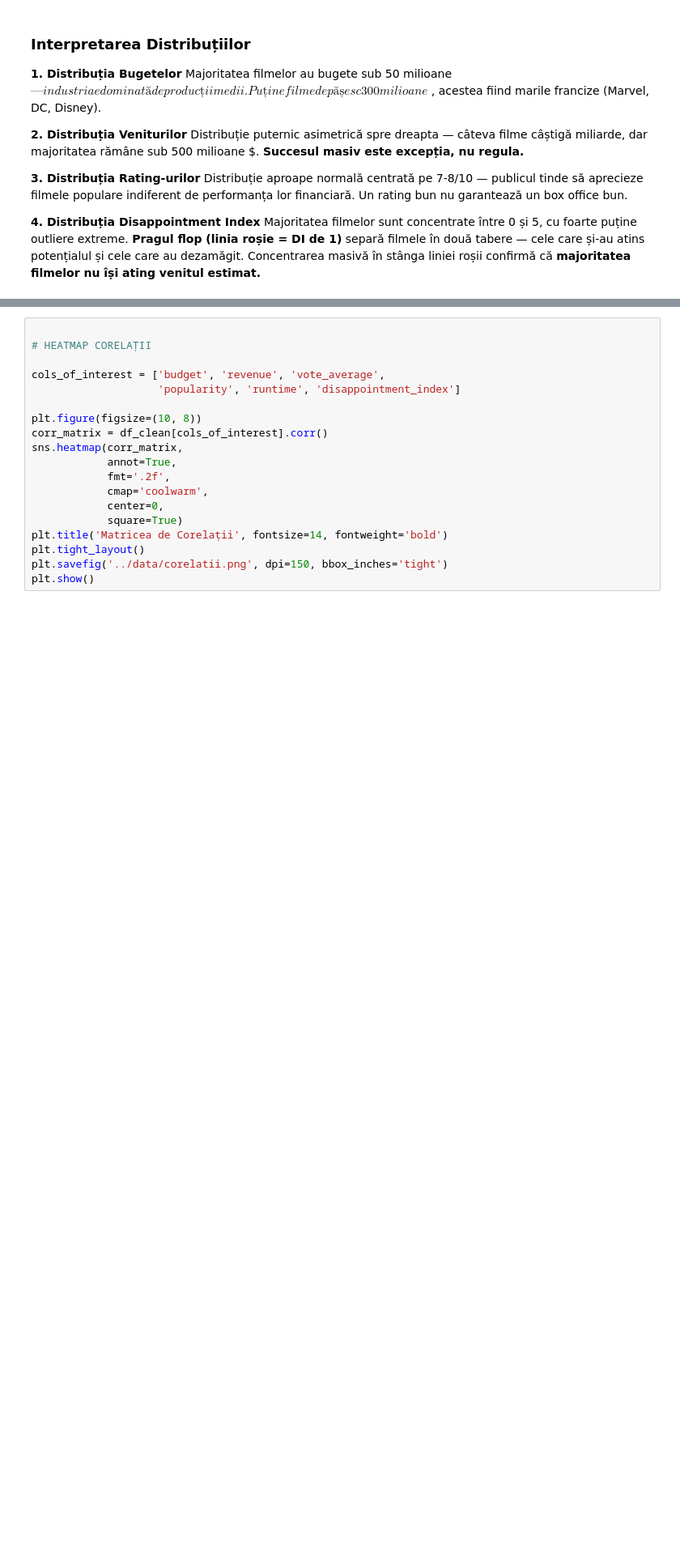
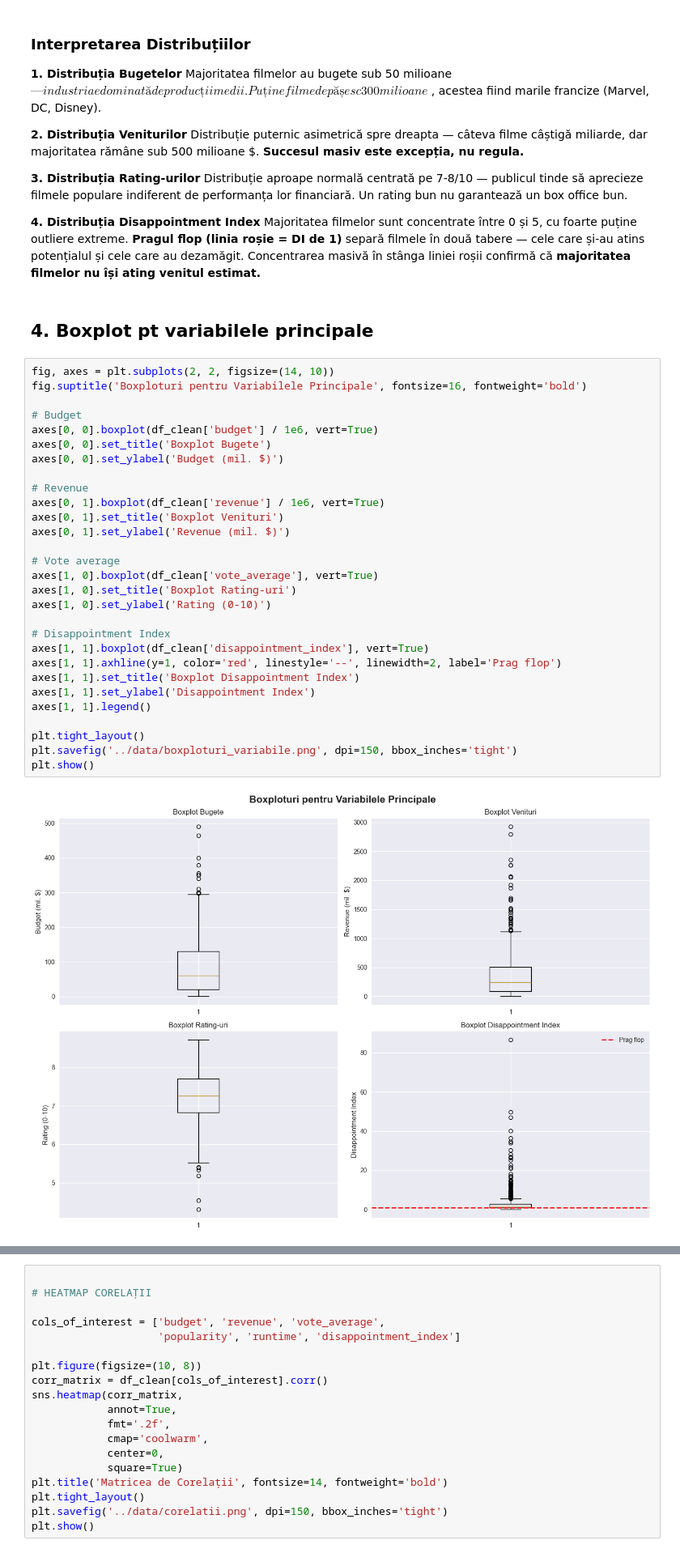
Before and after one commit to ccrinasandulescu/Anatomy-of-a-flop, a Jupyter notebook: notebooks/01_eda.ipynb, the cells around one changed output, grey strips where cells are left out. Shown at 81% size. Saved outputs shown, nothing was run; the diff lists cells and outputs as text; blank space fills up the shorter version.

```diff
--- a/notebooks/01_eda.ipynb
+++ b/notebooks/01_eda.ipynb
@@ -204,3 +204,36 @@ outliere extreme. **Pragul flop (linia roșie = DI de 1)** separă
 filmele în două tabere — cele care și-au atins potențialul și cele
 care au dezamăgit. Concentrarea masivă în stânga liniei roșii
 confirmă că **majoritatea filmelor nu își ating venitul estimat.**
+# %% [markdown]
+## 4. Boxplot pt variabilele principale
+# %%
+fig, axes = plt.subplots(2, 2, figsize=(14, 10))
+fig.suptitle('Boxploturi pentru Variabilele Principale', fontsize=16, fontweight='bold')
+
+# Budget
+axes[0, 0].boxplot(df_clean['budget'] / 1e6, vert=True)
+axes[0, 0].set_title('Boxplot Bugete')
+axes[0, 0].set_ylabel('Budget (mil. $)')
+
+# Revenue
+axes[0, 1].boxplot(df_clean['revenue'] / 1e6, vert=True)
+axes[0, 1].set_title('Boxplot Venituri')
+axes[0, 1].set_ylabel('Revenue (mil. $)')
+
+# Vote average
+axes[1, 0].boxplot(df_clean['vote_average'], vert=True)
+axes[1, 0].set_title('Boxplot Rating-uri')
+axes[1, 0].set_ylabel('Rating (0-10)')
+
+# Disappointment Index
+axes[1, 1].boxplot(df_clean['disappointment_index'], vert=True)
+axes[1, 1].axhline(y=1, color='red', linestyle='--', linewidth=2, label='Prag flop')
+axes[1, 1].set_title('Boxplot Disappointment Index')
+axes[1, 1].set_ylabel('Disappointment Index')
+axes[1, 1].legend()
+
+plt.tight_layout()
+plt.savefig('../data/boxploturi_variabile.png', dpi=150, bbox_inches='tight')
+plt.show()
+# %% [output]
+[figure, added]
```
Also changed, not shown: parts of 3 cells of this notebook, 8 other files.
